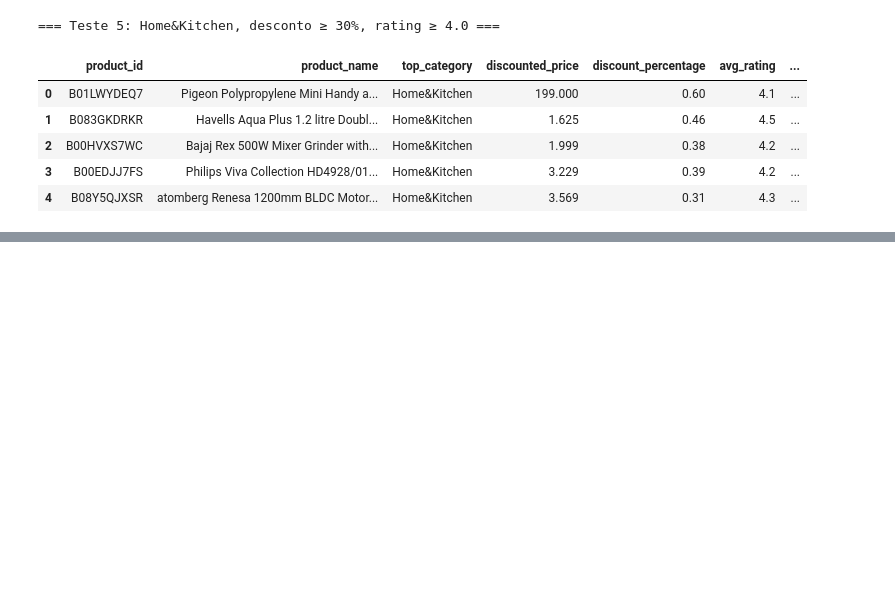
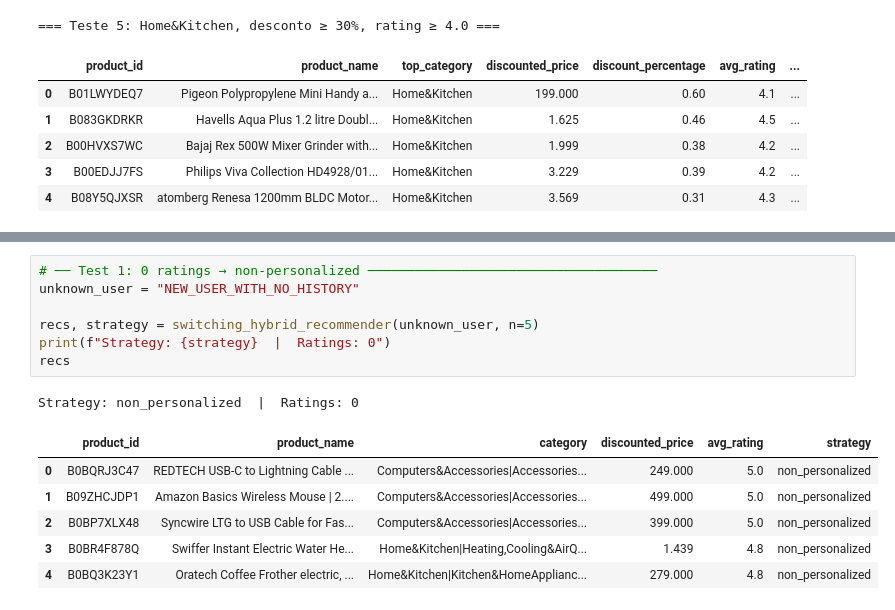
Before and after one commit to jorgemendanhacruz/SistemasDeRecomendacoes_ISEP, a Jupyter notebook: recommender-api/src/models/models.ipynb, the cells around one changed output, grey strips where cells are left out. Saved outputs shown, nothing was run; the diff lists cells and outputs as text; blank space fills up the shorter version.

```diff
--- a/recommender-api/src/models/models.ipynb
+++ b/recommender-api/src/models/models.ipynb
@@ -760,0 +837,15 @@ knowledge_based_recommender(
+# %%
+# ── Test 1: 0 ratings → non-personalized ─────────────────────────────────────
+unknown_user = "NEW_USER_WITH_NO_HISTORY"
+
+recs, strategy = switching_hybrid_recommender(unknown_user, n=5)
+print(f"Strategy: {strategy}  |  Ratings: 0")
+recs
+# %% [output]
+Strategy: non_personalized  |  Ratings: 0
+|  | product_id | product_name | category | discounted_price | avg_rating | strategy |
+| 0 | B0BQRJ3C47 | REDTECH USB-C to Lightning Cable ... | Computers&Accessories|Accessories... | 249.000 | 5.0 | non_personalized |
+| 1 | B09ZHCJDP1 | Amazon Basics Wireless Mouse | 2.... | Computers&Accessories|Accessories... | 499.000 | 5.0 | non_personalized |
+| 2 | B0BP7XLX48 | Syncwire LTG to USB Cable for Fas... | Computers&Accessories|Accessories... | 399.000 | 5.0 | non_personalized |
+| 3 | B0BR4F878Q | Swiffer Instant Electric Water He... | Home&Kitchen|Heating,Cooling&AirQ... | 1.439 | 4.8 | non_personalized |
+| 4 | B0BQ3K23Y1 | Oratech Coffee Frother electric, ... | Home&Kitchen|Kitchen&HomeApplianc... | 279.000 | 4.8 | non_personalized |
```
Also changed, not shown: parts of 18 cells of this notebook.
